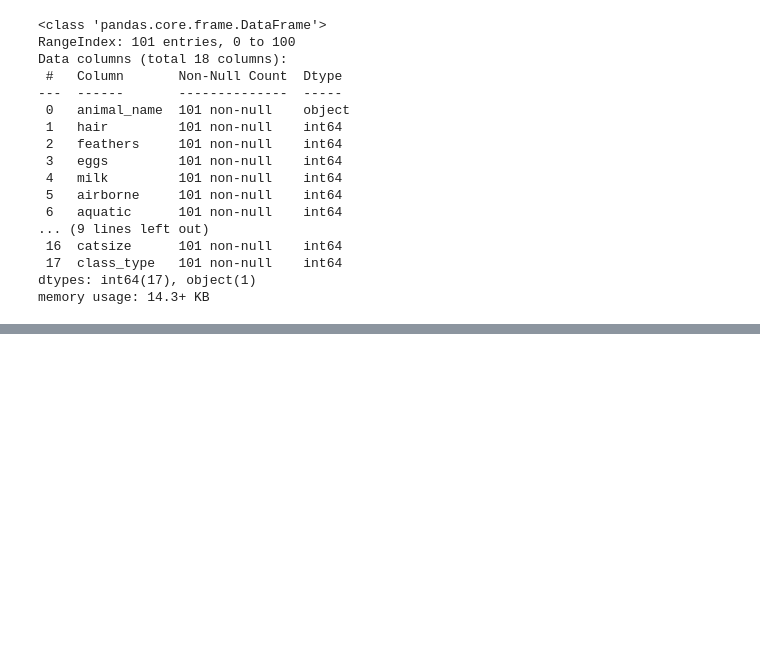
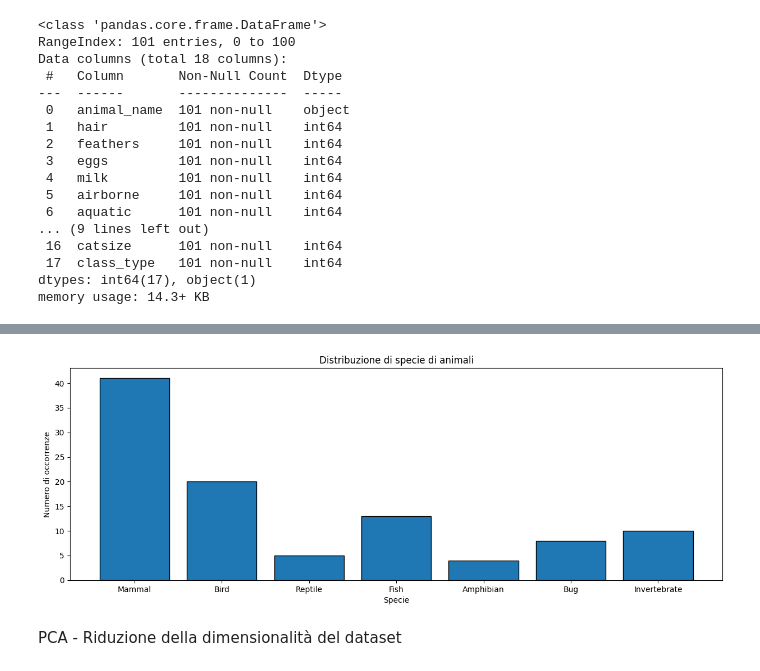
Before and after one commit to khalld/animals-zoo-classification, a Jupyter notebook: code.ipynb, the cells around one changed output, grey strips where cells are left out. Drawn from its saved outputs; the diff is of its cells as text; code cells hidden in the pictures; blank space fills up the shorter version.

```diff
--- a/code.ipynb
+++ b/code.ipynb
@@ -66,0 +58,14 @@ plt.show()
+# %%
+plt.rcParams.update({'figure.figsize':(15,5), 'figure.dpi':100})
+plt.title('Distribuzione di specie di animali')
+plt.ylabel('Numero di occorrenze')
+plt.xlabel('Specie')
+plt.bar(df_class.Class_Type, df_class.Number_Of_Animal_Species_In_Class, edgecolor='black')
+plt.show()
+
+# deprecata ??
+# plt.rcParams.update({'figure.figsize':(25,25), 'figure.dpi':100})
+# sn.pairplot(df_zoo)
+# plt.show()
+# %% [output]
+[figure, added]
@@ -66,0 +82,2 @@ plt.show()
+# %% [markdown]
+PCA - Riduzione della dimensionalità del dataset
```
Also changed, not shown: parts of 25 cells of this notebook, 1 other file.
